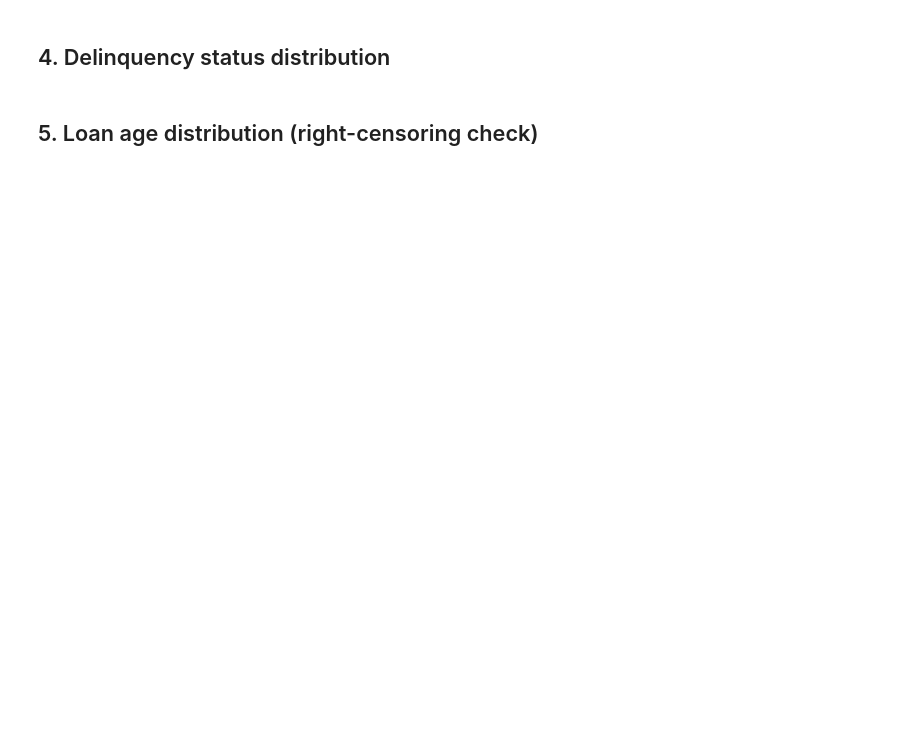
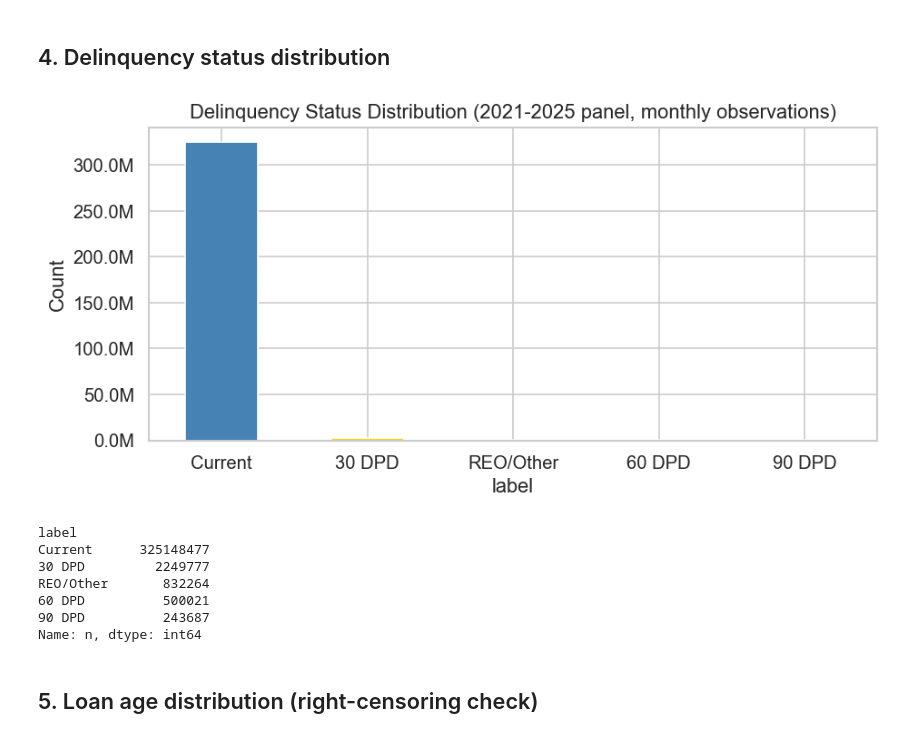
Before and after one commit to IceCurrent/mbs_risk_management, a Jupyter notebook: notebooks/02_eda.ipynb, the cells around one changed output. Cells and saved outputs as stored; diff of their text form; code cells hidden in the pictures; blank space fills up the shorter version.

```diff
--- a/notebooks/02_eda.ipynb
+++ b/notebooks/02_eda.ipynb
@@ -153,25 +165,37 @@ print(f"Median FICO | Default:    {plot_data[plot_data['default']==1]['credit_sc
 ## 4. Delinquency status distribution
 # %%
 delinq_map = {'0': 'Current', '1': '30 DPD', '2': '60 DPD', '3': '90 DPD'}
-delinq_counts = (
-    panel['delinquency_status']
-    .where(panel['delinquency_status'].isin(delinq_map))
+
+# Precomputed value counts over the 329M monthly observations
+_dq = pd.read_parquet(PROCESSED / 'eda_delinq_counts.parquet')
+_dq['label'] = (
+    _dq['delinquency_status']
+    .where(_dq['delinquency_status'].isin(delinq_map))
+    .map(delinq_map)
     .fillna('REO/Other')
-    .map(lambda x: delinq_map.get(x, x))
-    .value_counts()
 )
+delinq_counts = _dq.groupby('label')['n'].sum().sort_values(ascending=False)
 
 fig, ax = plt.subplots(figsize=(8, 4))
 delinq_counts.plot(kind='bar', ax=ax, color=['steelblue','gold','darkorange','crimson','purple'])
 ax.set_title('Delinquency Status Distribution (2021-2025 panel, monthly observations)')
 ax.set_ylabel('Count')
 ax.tick_params(axis='x', rotation=0)
 ax.yaxis.set_major_formatter(mtick.FuncFormatter(lambda x, _: f'{x/1e6:.1f}M'))
 plt.tight_layout()
 plt.savefig(FIGURES / 'eda_delinquency_distribution.png', bbox_inches='tight')
 plt.show()
 
 print(delinq_counts)
+# %% [output]
+[figure, added]
+label
+Current      325148477
+30 DPD         2249777
+REO/Other       832264
+60 DPD          500021
+90 DPD          243687
+Name: n, dtype: int64
 # %% [markdown]
 ## 5. Loan age distribution (right-censoring check)
 # %%
```
Also changed, not shown: parts of 12 cells of this notebook, 12 other files.
